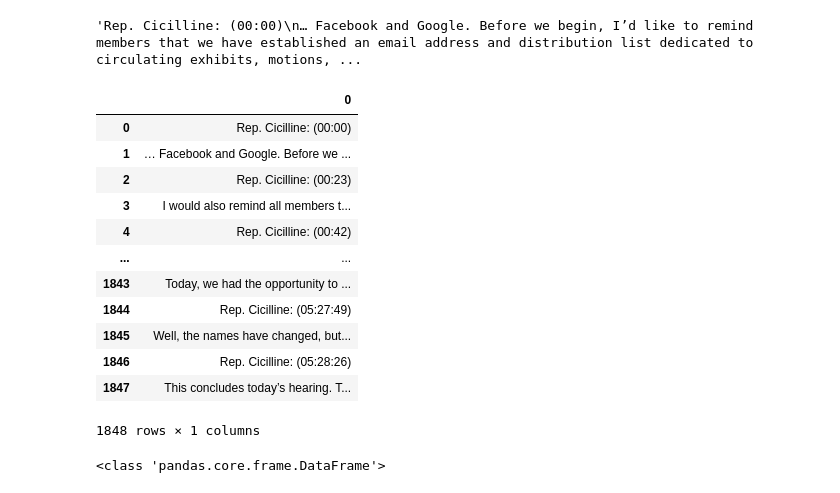
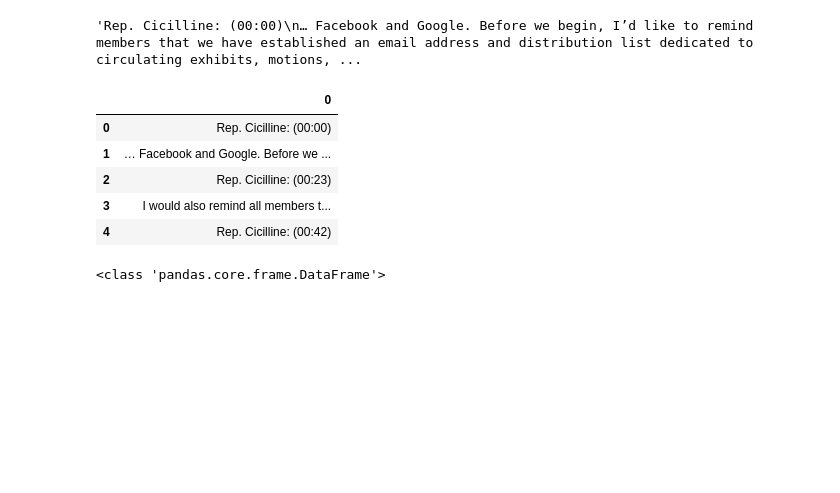
Before and after one commit to alfischer33/Big-Tech-Hearing, a Jupyter notebook: Big+Tech+Hearing+Data.ipynb, the cells around one changed output. Saved outputs shown, nothing was run; the diff lists cells and outputs as text; code cells hidden in the pictures; blank space fills up the shorter version.

```diff
--- a/Big+Tech+Hearing+Data.ipynb
+++ b/Big+Tech+Hearing+Data.ipynb
@@ -1862,21 +12,14 @@ import pandas as pd
 txt = txt.split('\n')
 # %%
 txt = pd.DataFrame(txt)
-txt
+txt.head()
 # %% [output]
 |  | 0 |
 | 0 | Rep. Cicilline: (00:00) |
 | 1 | … Facebook and Google. Before we ... |
 | 2 | Rep. Cicilline: (00:23) |
 | 3 | I would also remind all members t... |
 | 4 | Rep. Cicilline: (00:42) |
-| ... | ... |
-| 1843 | Today, we had the opportunity to ... |
-| 1844 | Rep. Cicilline: (05:27:49) |
-| 1845 | Well, the names have changed, but... |
-| 1846 | Rep. Cicilline: (05:28:26) |
-| 1847 | This concludes today’s hearing. T... |
-1848 rows × 1 columns
 # %%
 txt['Speech'] = ''
 print(type(txt))
```
Also changed, not shown: parts of 12 cells of this notebook, 1 other file.
